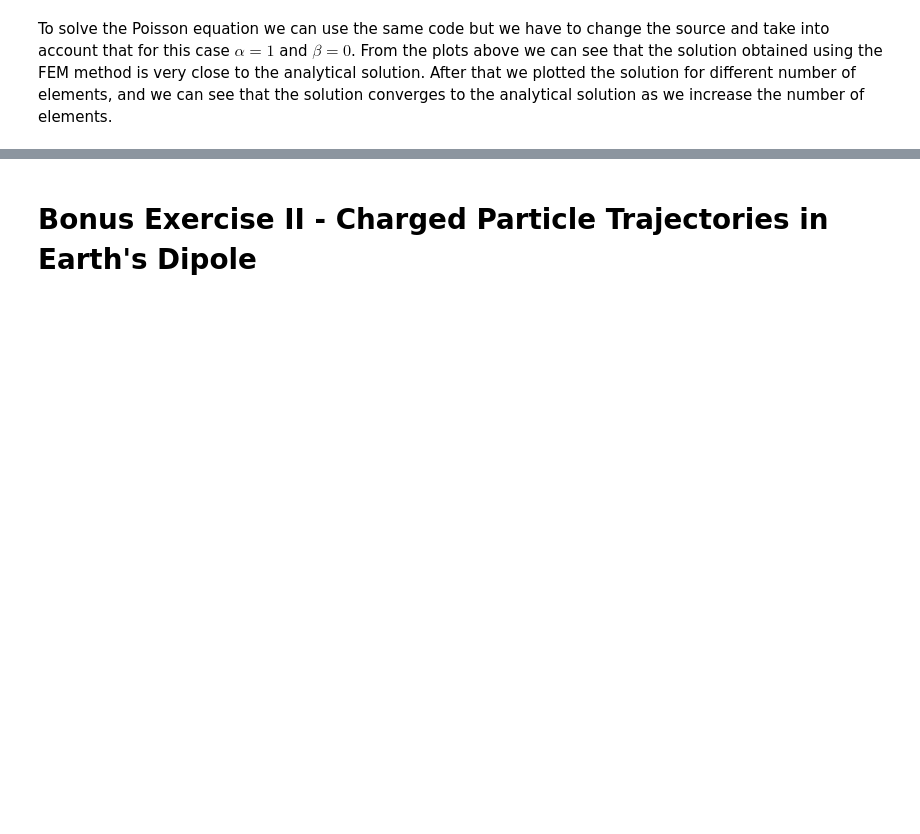
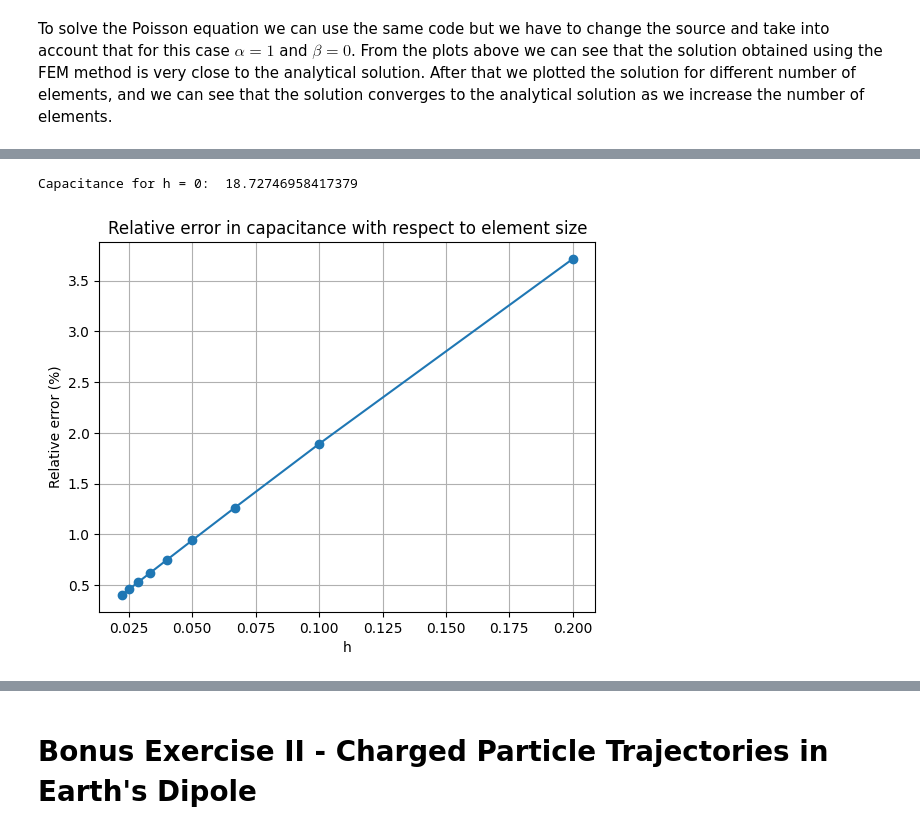
Before and after one commit to joaopedrobiu6/CompElectroMag, a Jupyter notebook: pro3/Assignment3.ipynb, the cells around one changed output, grey strips where cells are left out. Saved outputs shown, nothing was run; the diff lists cells and outputs as text; code cells hidden in the pictures; blank space fills up the shorter version.

```diff
--- a/pro3/Assignment3.ipynb
+++ b/pro3/Assignment3.ipynb
@@ -382,0 +484,18 @@ After that we plotted the solution for different number of elements, and we can
+# %%
+# Extrapolate to h = 0
+p = np.polyfit(h, C, 1)
+C0 = p[1]
+print("Capacitance for h = 0: ", C0)
+
+# Error in capacitance
+error = np.abs(C-C0)/C0
+
+plt.plot(h, error*100, "-o")
+plt.xlabel("h")
+plt.ylabel("Relative error (%)")
+plt.title("Relative error in capacitance with respect to element size")
+plt.grid()
+plt.show()
+# %% [output]
+Capacitance for h = 0:  18.72746958417379
+[figure, added]
```
Also changed, not shown: parts of 12 cells of this notebook, 1 other file.
